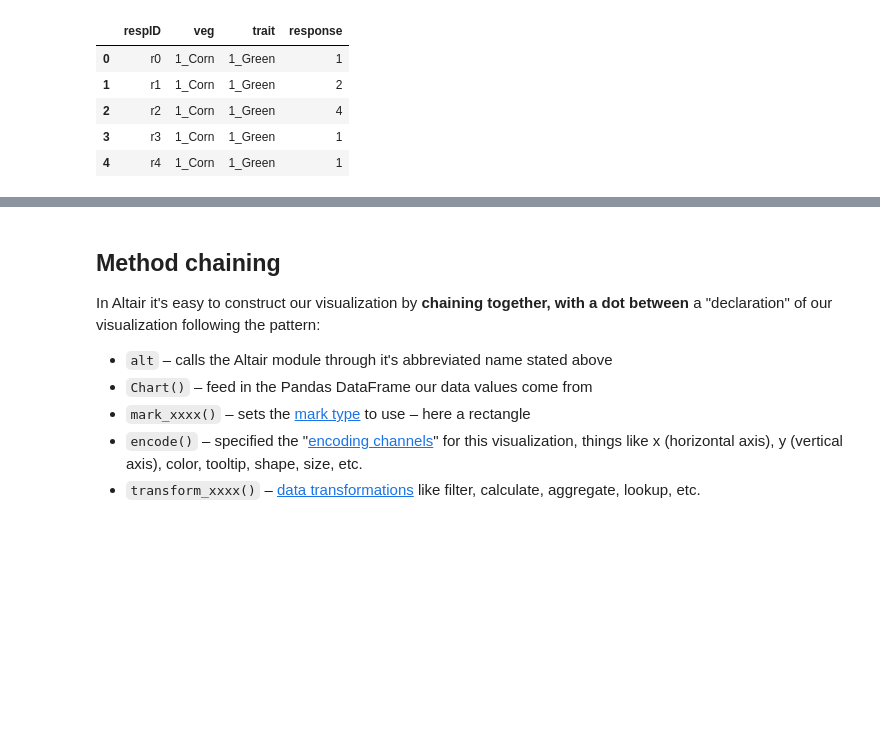
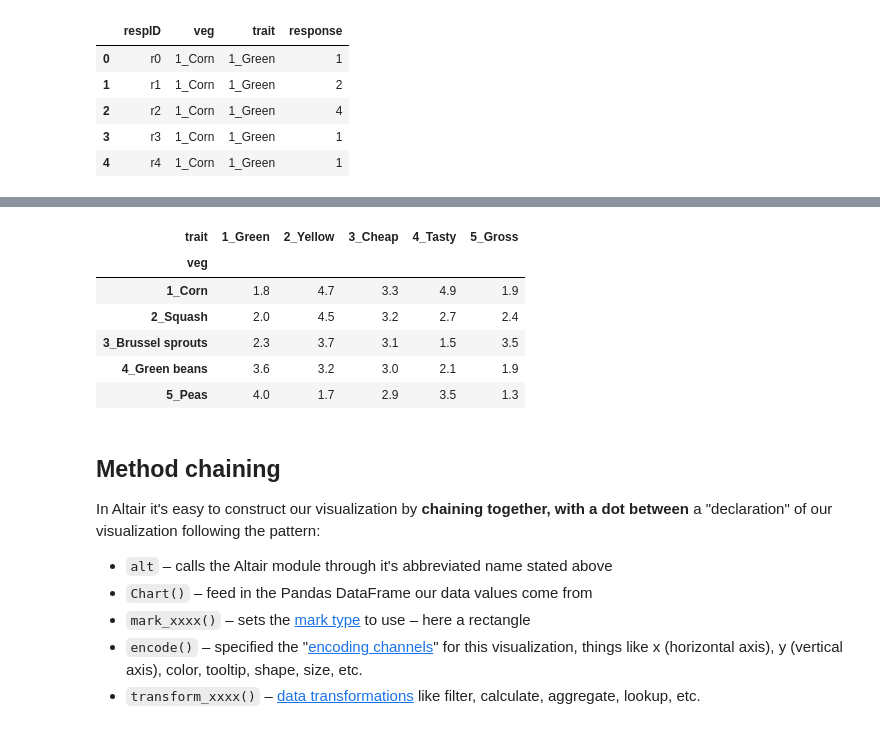
Before and after one commit to emonson/altair-vis-python, a Jupyter notebook: 01c_NatureVegetableSurvey.ipynb, the cells around one changed output, grey strips where cells are left out. Cells and saved outputs as stored; diff of their text form; code cells hidden in the pictures; blank space fills up the shorter version.

```diff
--- a/01c_NatureVegetableSurvey.ipynb
+++ b/01c_NatureVegetableSurvey.ipynb
@@ -54,3 +81,19 @@ df.pivot_table(index='veg',
+# %%
+(df.pivot_table(index='veg',
+               columns='trait',
+               values='response',
+               aggfunc='mean')
+ .style.format(precision=1)
+#.background_gradient(vmin=1, vmax=5)
+)
+# %% [output]
+| trait | 1_Green | 2_Yellow | 3_Cheap | 4_Tasty | 5_Gross |
+| veg |  |  |  |  |  |
+| 1_Corn | 1.8 | 4.7 | 3.3 | 4.9 | 1.9 |
+| 2_Squash | 2.0 | 4.5 | 3.2 | 2.7 | 2.4 |
+| 3_Brussel sprouts | 2.3 | 3.7 | 3.1 | 1.5 | 3.5 |
+| 4_Green beans | 3.6 | 3.2 | 3.0 | 2.1 | 1.9 |
+| 5_Peas | 4.0 | 1.7 | 2.9 | 3.5 | 1.3 |
 # %% [markdown]
 ## Method chaining
 
```
Also changed, not shown: parts of 84 cells of this notebook, 12 other files.
